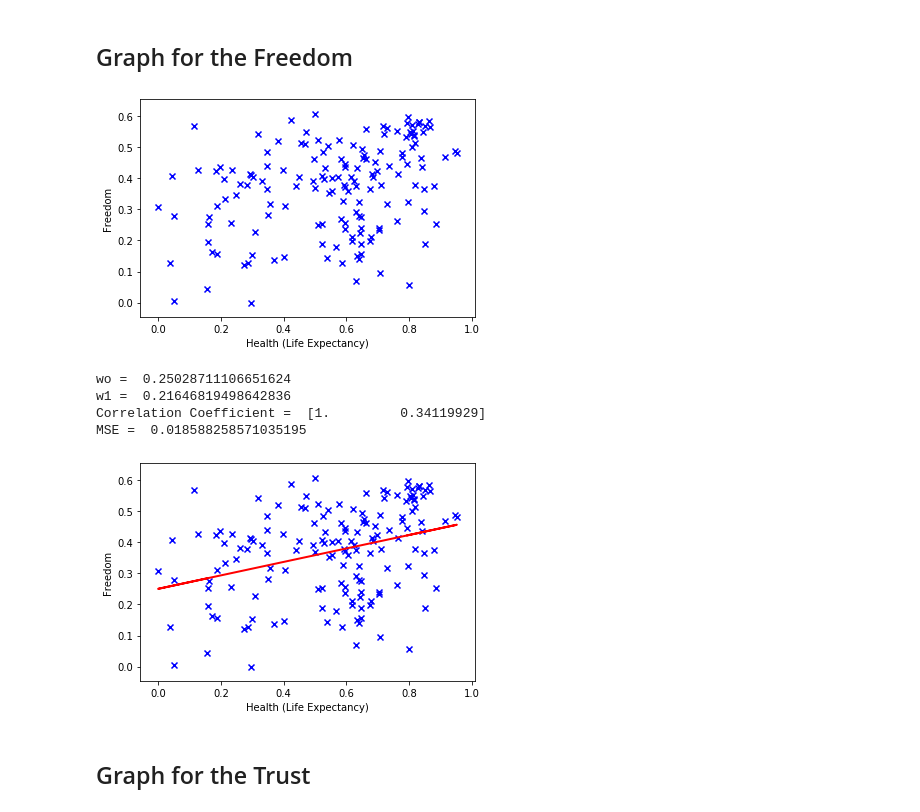
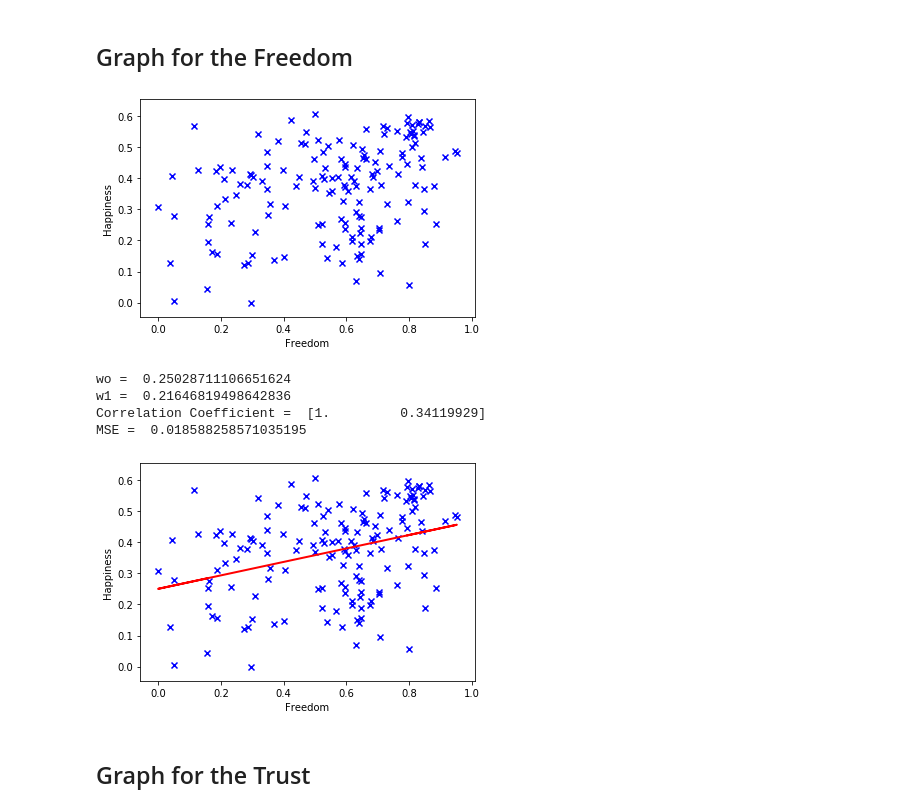
Before and after one commit to xwoodpecker/ML, a Jupyter notebook: progassignment1/ex1_happiness.ipynb, the cells around one changed output. Drawn from its saved outputs; the diff is of its cells as text; code cells hidden in the pictures.

```diff
--- a/ex1_happiness.ipynb
+++ b/progassignment1/ex1_happiness.ipynb
@@ -83,14 +83,14 @@ MSE =  0.5364201409759957
 # %% [markdown]
 ## Graph for the Freedom
 # %%
-process(health, freedom, 'Health (Life Expectancy)', 'Freedom')
+process(health, freedom, 'Freedom', 'Happiness')
 # %% [output]
-[figure, old version]
+[figure, new version]
 wo =  0.25028711106651624
 w1 =  0.21646819498642836
 Correlation Coefficient =  [1.         0.34119929]
 MSE =  0.018588258571035195
-[figure, old version]
+[figure, new version]
 # %% [markdown]
 ## Graph for the Trust
 # %%
```
Also changed, not shown: parts of 2 cells of this notebook, 10 other files.
